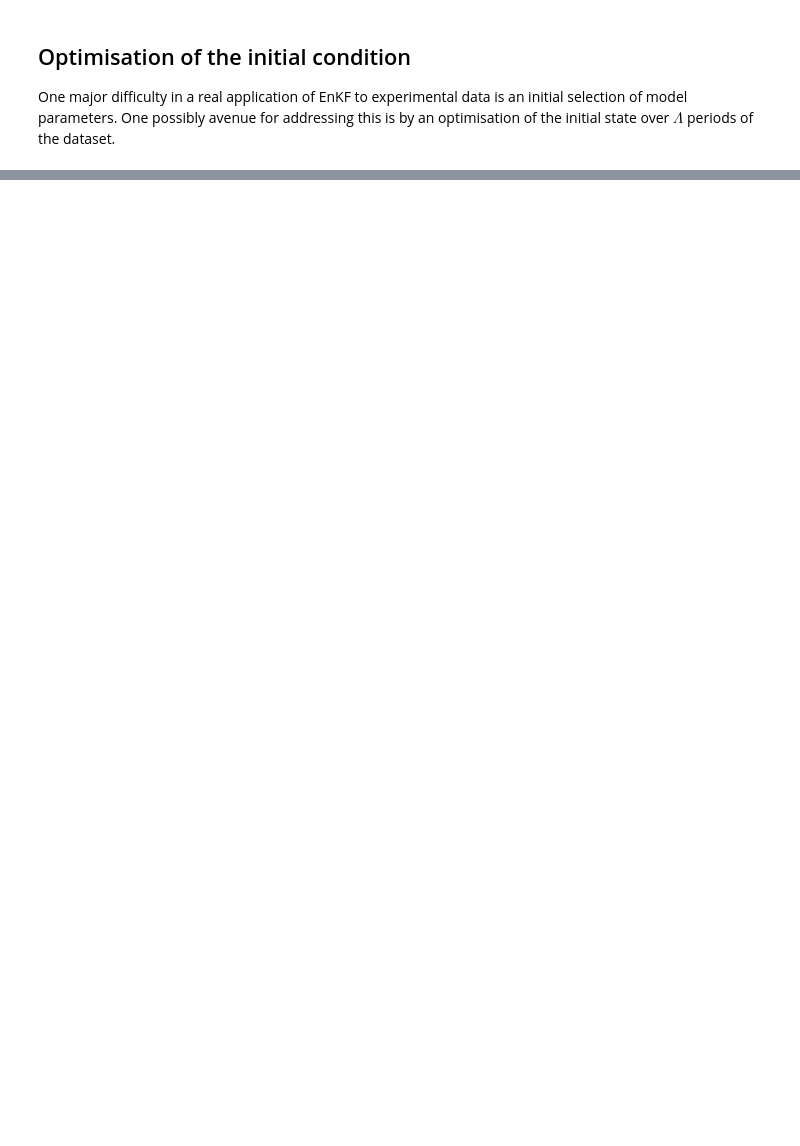
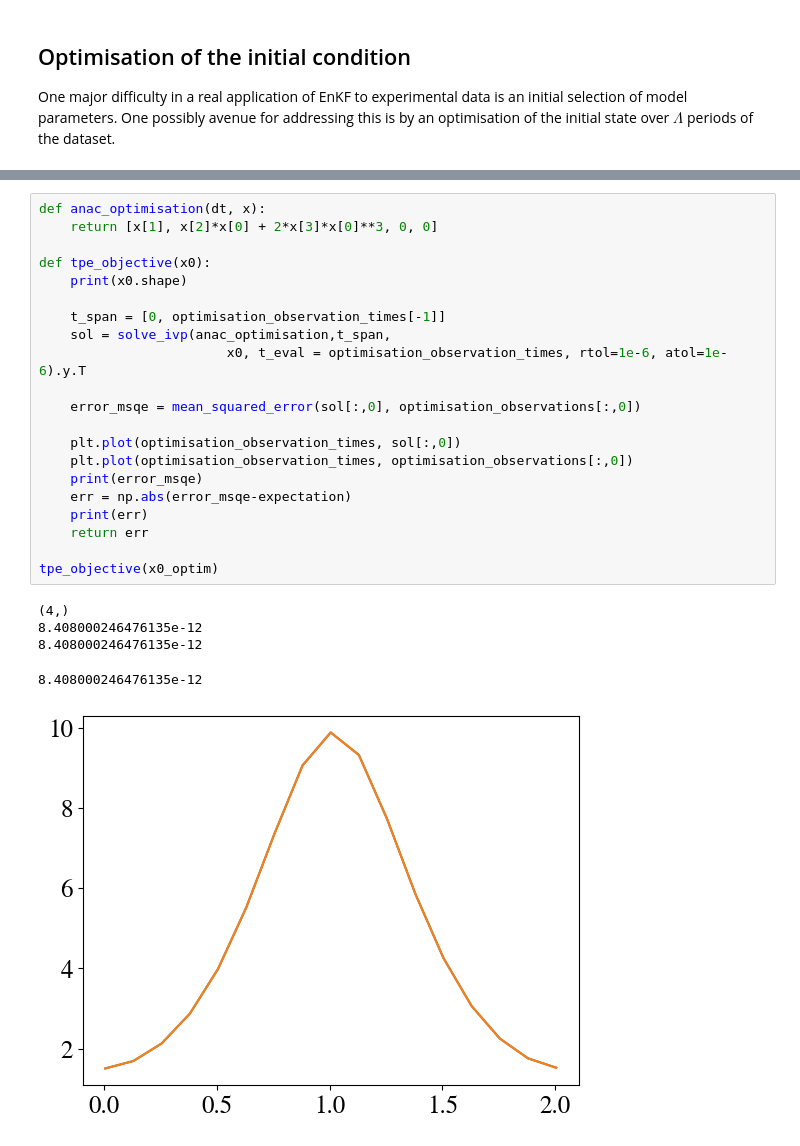
Before and after one commit to royalasdaircoding/enkf_ANAC, a Jupyter notebook: EnKF_ANAC_github.ipynb, the cells around one changed output, grey strips where cells are left out. Drawn from its saved outputs; the diff is of its cells as text; blank space fills up the shorter version.

```diff
--- a/EnKF_ANAC_github.ipynb
+++ b/EnKF_ANAC_github.ipynb
@@ -911,0 +930,27 @@ NameError: name 'np' is not defined
+# %%
+def anac_optimisation(dt, x):
+    return [x[1], x[2]*x[0] + 2*x[3]*x[0]**3, 0, 0]
+
+def tpe_objective(x0):
+    print(x0.shape)
+
+    t_span = [0, optimisation_observation_times[-1]]
+    sol = solve_ivp(anac_optimisation,t_span,
+                        x0, t_eval = optimisation_observation_times, rtol=1e-6, atol=1e-6).y.T
+
+    error_msqe = mean_squared_error(sol[:,0], optimisation_observations[:,0])
+
+    plt.plot(optimisation_observation_times, sol[:,0])
+    plt.plot(optimisation_observation_times, optimisation_observations[:,0])
+    print(error_msqe)
+    err = np.abs(error_msqe-expectation)
+    print(err)
+    return err
+
+tpe_objective(x0_optim)
+# %% [output]
+(4,)
+8.408000246476135e-12
+8.408000246476135e-12
+8.408000246476135e-12
+[figure, added]
```
Also changed, not shown: parts of 24 cells of this notebook.
